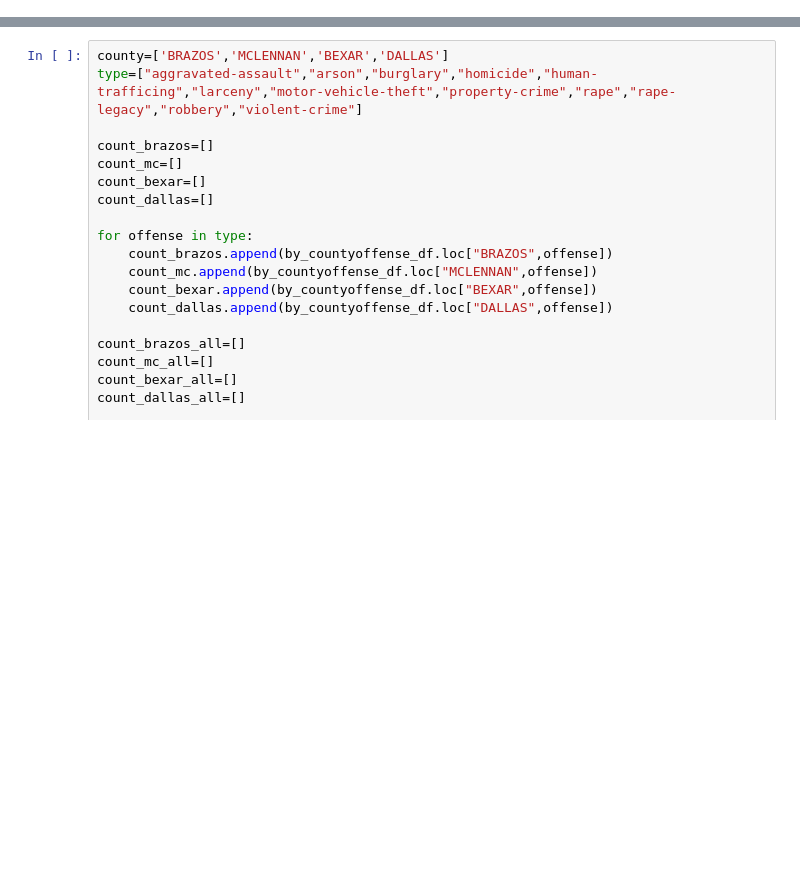
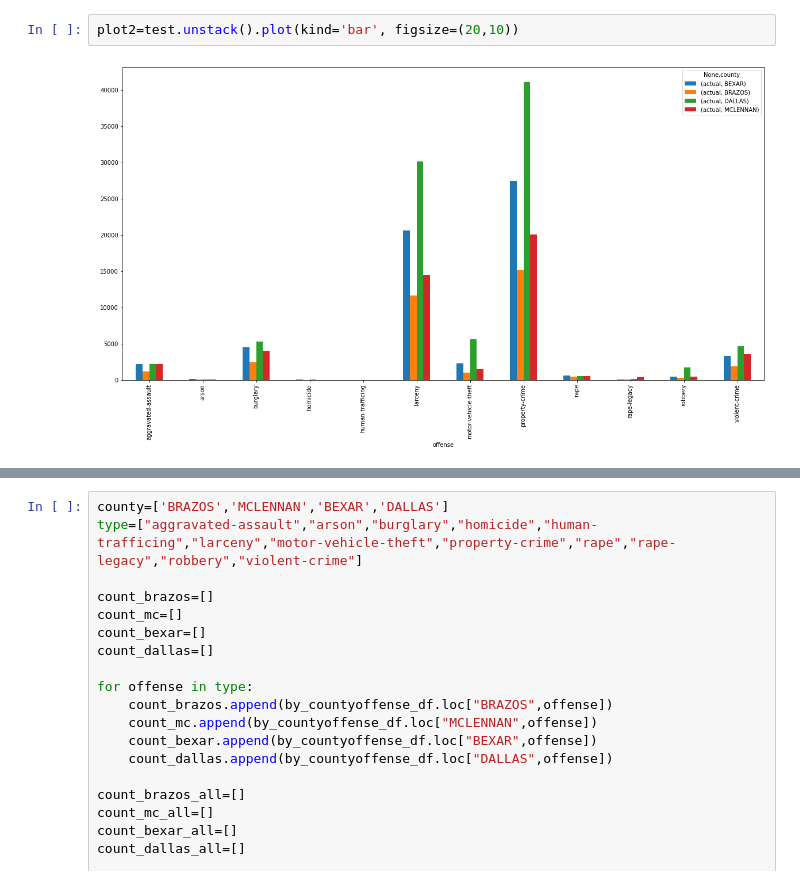
Before and after one commit to Aprieto7/Project-1, a Jupyter notebook: Crime_Data.ipynb, the cells around one changed output, grey strips where cells are left out. Saved outputs shown, nothing was run; the diff lists cells and outputs as text; blank space fills up the shorter version.

```diff
--- a/Crime_Data.ipynb
+++ b/Crime_Data.ipynb
@@ -176,0 +199,4 @@ by_countyoffense_df
+# %%
+plot2=test.unstack().plot(kind='bar', figsize=(20,10))
+# %% [output]
+[figure, added]
```
Also changed, not shown: parts of 37 cells of this notebook, 2 other files.
